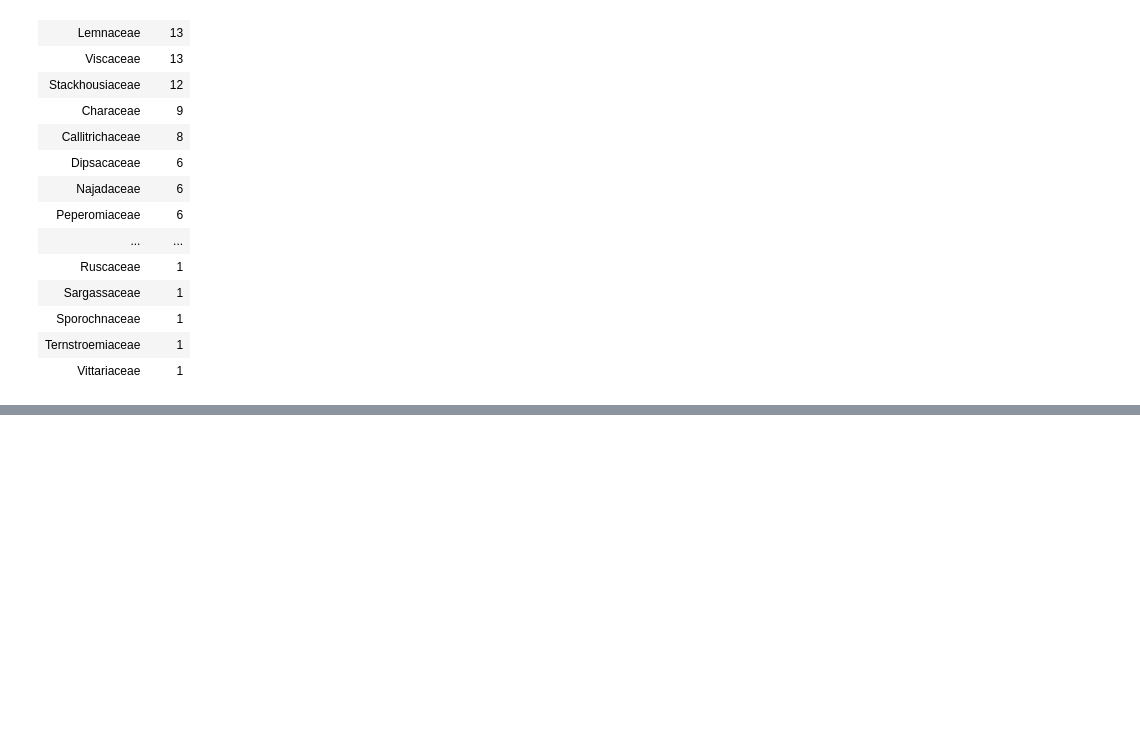
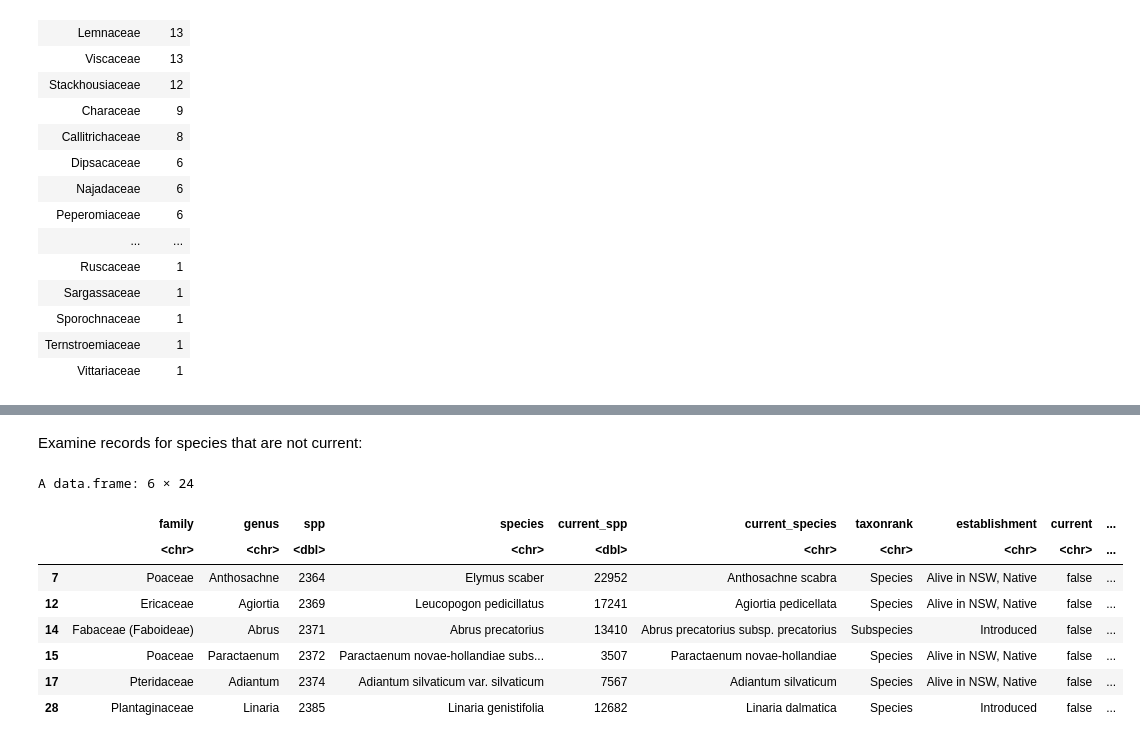
Before and after one commit to ces-unsw-edu-au/fireveg-analysis, a Jupyter notebook: read-from-database/Read-table-traits-per-species.ipynb, the cells around one changed output, grey strips where cells are left out. Drawn from its saved outputs; the diff is of its cells as text; code cells hidden in the pictures; blank space fills up the shorter version.

```diff
--- a/read-from-database/Read-table-traits-per-species.ipynb
+++ b/read-from-database/Read-table-traits-per-species.ipynb
@@ -262,0 +290,14 @@ A tibble: 47 × 2
+# %% [markdown]
+Examine records for species that are not current:
+# %%
+head(subset(spp.table, current %in% "false"))
+# %% [output]
+A data.frame: 6 × 24
+|  | family | genus | spp | species | current_spp | current_species | taxonrank | establishment | current | ... |
+|  | <chr> | <chr> | <dbl> | <chr> | <dbl> | <chr> | <chr> | <chr> | <chr> | ... |
+| 7 | Poaceae | Anthosachne | 2364 | Elymus scaber | 22952 | Anthosachne scabra | Species | Alive in NSW, Native | false | ... |
+| 12 | Ericaceae | Agiortia | 2369 | Leucopogon pedicillatus | 17241 | Agiortia pedicellata | Species | Alive in NSW, Native | false | ... |
+| 14 | Fabaceae (Faboideae) | Abrus | 2371 | Abrus precatorius | 13410 | Abrus precatorius subsp. precatorius | Subspecies | Introduced | false | ... |
+| 15 | Poaceae | Paractaenum | 2372 | Paractaenum novae-hollandiae subs... | 3507 | Paractaenum novae-hollandiae | Species | Alive in NSW, Native | false | ... |
+| 17 | Pteridaceae | Adiantum | 2374 | Adiantum silvaticum var. silvaticum | 7567 | Adiantum silvaticum | Species | Alive in NSW, Native | false | ... |
+| 28 | Plantaginaceae | Linaria | 2385 | Linaria genistifolia | 12682 | Linaria dalmatica | Species | Introduced | false | ... |
```
Also changed, not shown: parts of 33 cells of this notebook, 6 other files.
